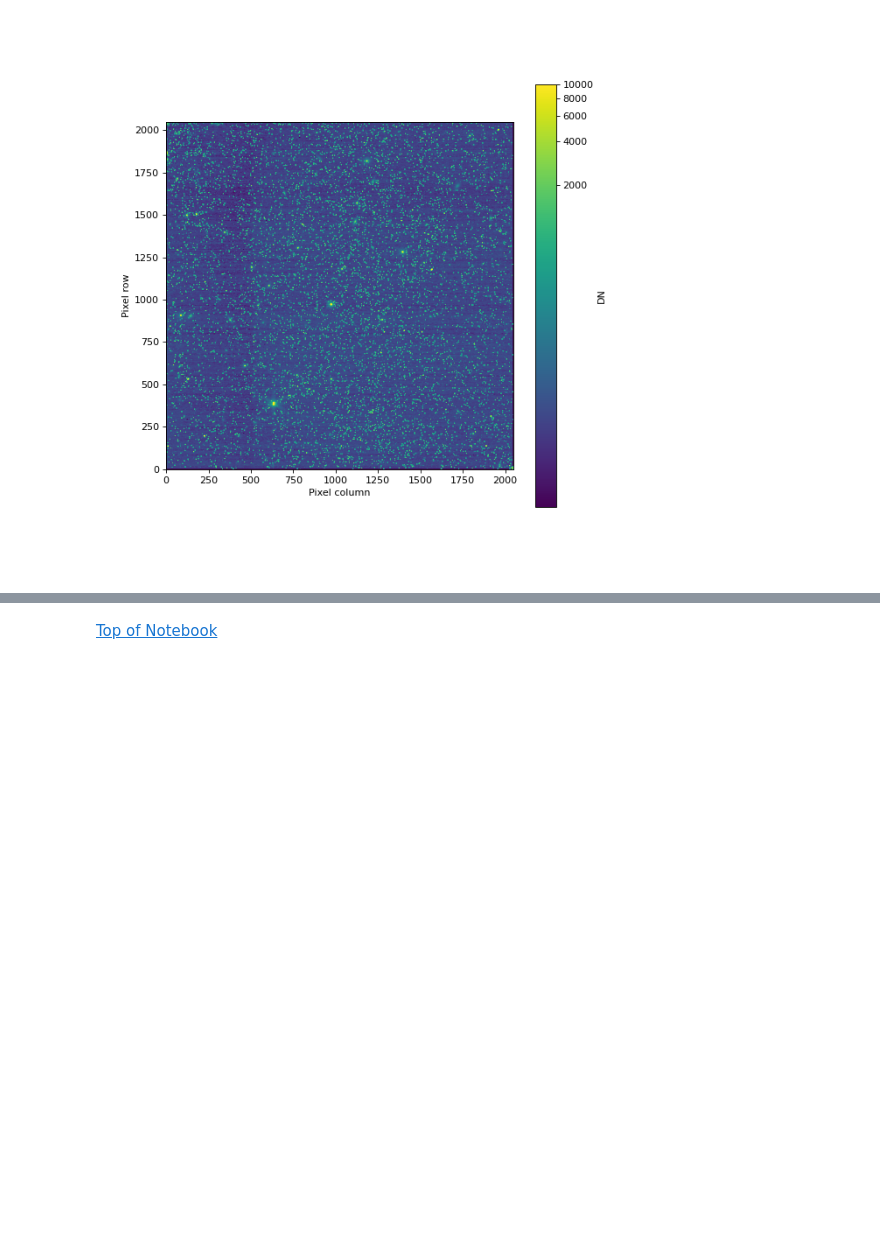
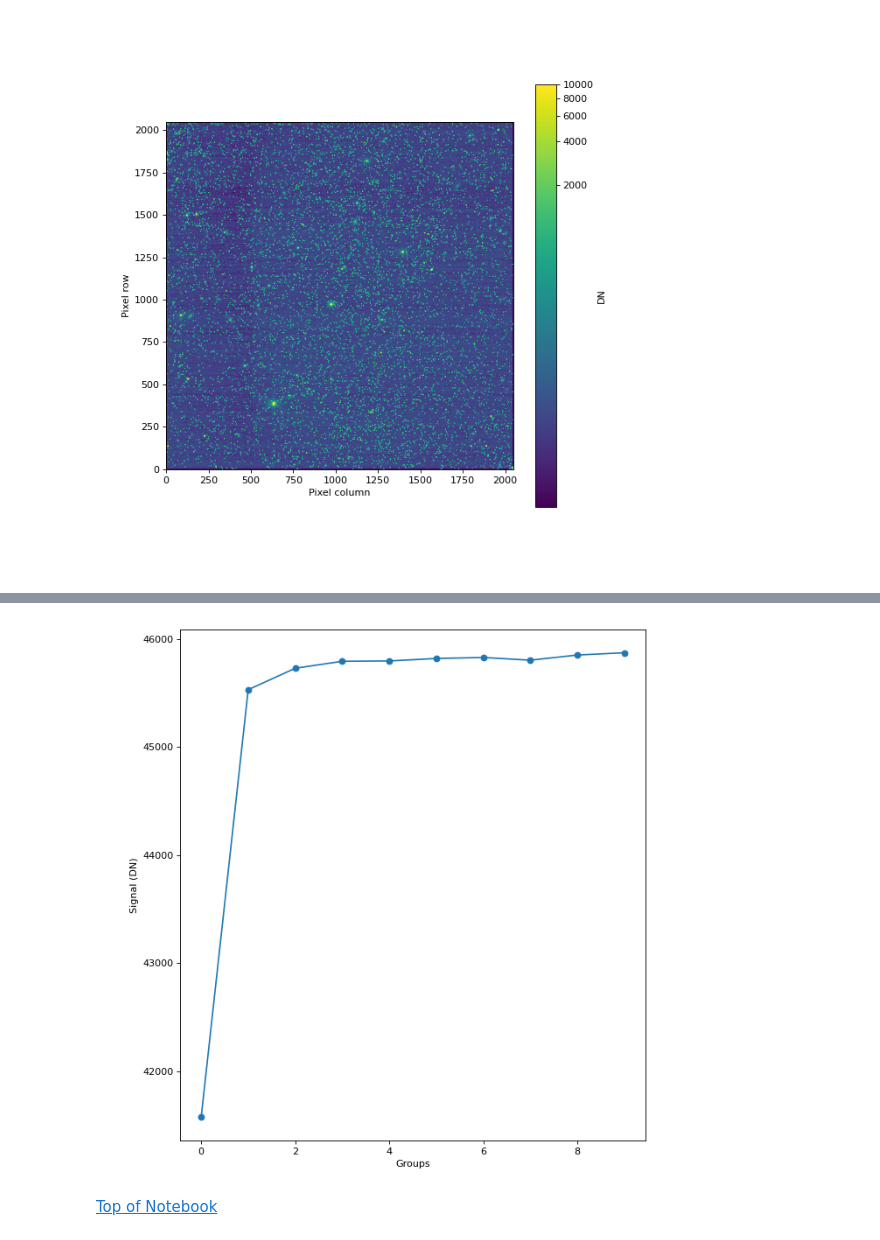
Before and after one commit to eas342/nircam_science_meeting_jwebbinar, a Jupyter notebook: jwst_imaging_mode_nc_science_meeting.ipynb, the cells around one changed output, grey strips where cells are left out. Drawn from its saved outputs; the diff is of its cells as text; code cells hidden in the pictures; blank space fills up the shorter version.

```diff
--- a/jwst_imaging_mode_nc_science_meeting.ipynb
+++ b/jwst_imaging_mode_nc_science_meeting.ipynb
@@ -777,3 +818,15 @@ show_image(lin_data[0, -1, :, :], 100, 10000)
+# %%
+## read in the uncalibrated raw data
+uncal_data = fits.getdata(uncal_file)
+## make a group array that counts the groups for the x axis
+group_indices = np.arange(run_output.meta.exposure.ngroups)
+## find pixels marked as saturated that also have high signal
+idy, idx = np.where(saturated & (rate_data > 100))
+## Plot a selected pixel
+sel_pixel = 3
+plot_ramp(group_indices,uncal_data[0,:,idy[sel_pixel],idx[sel_pixel]])
+# %% [output]
+[figure, added]
 # %% [markdown]
 [Top of Notebook](#top)
 # %% [markdown]
```
Also changed, not shown: parts of 21 cells of this notebook.
